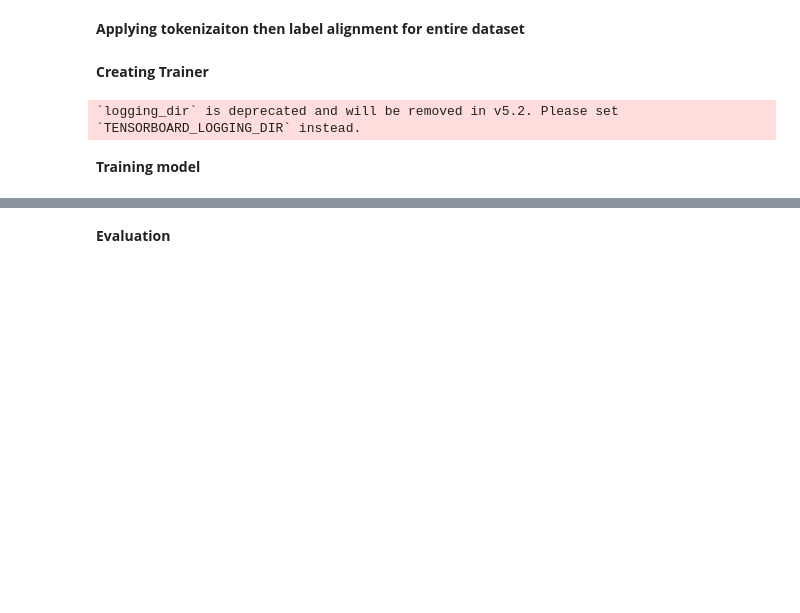
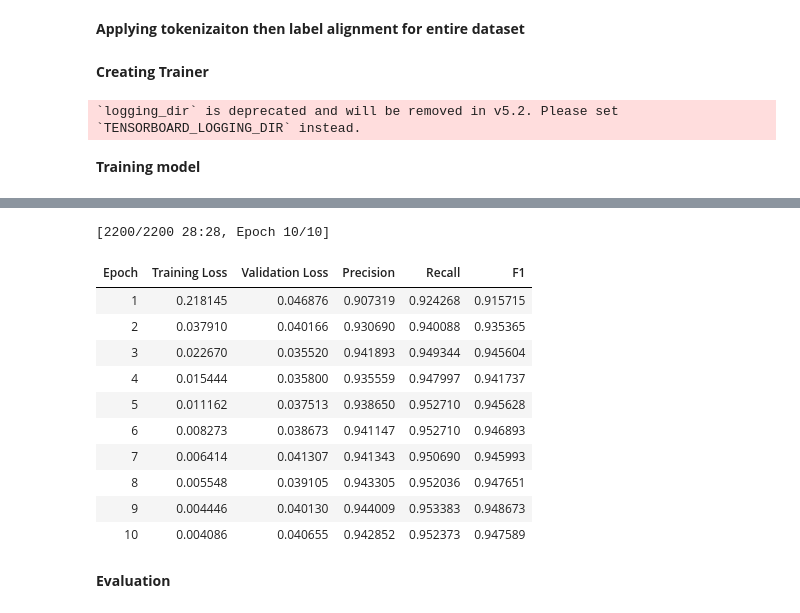
Before and after one commit to jromeo3415/BERT-adapt-to-NER, a Jupyter notebook: ADL_final_project.ipynb, the cells around one changed output, grey strips where cells are left out. Drawn from its saved outputs; the diff is of its cells as text; code cells hidden in the pictures; blank space fills up the shorter version.

```diff
--- a/ADL_final_project.ipynb
+++ b/ADL_final_project.ipynb
@@ -160,0 +118,60 @@ TrainOutput(global_step=660, training_loss=0.09603301973053903, metrics={'train_
+# %%
+from transformers import BertForTokenClassification, DataCollatorForTokenClassification
+import torch
+
+data_collator = DataCollatorForTokenClassification(tokenizer)
+
+model = BertForTokenClassification.from_pretrained(
+    "bert-base-cased",
+    num_labels=len(id_to_label)
+)
+
+#ensuring tensors are all on same device
+device = torch.device("cuda" if torch.cuda.is_available() else "cpu")
+model.to(device)
+
+#defining metrics for evaluation
+from seqeval.metrics import classification_report, f1_score, precision_score, recall_score
+
+label_to_id = {'O': 0, 'B-PER': 1, 'I-PER': 2, 'B-ORG': 3, 'I-ORG': 4, 'B-LOC': 5, 'I-LOC': 6, 'B-MISC': 7, 'I-MISC': 8}
+id_to_label = {v: k for k, v in label_to_id.items()}
+
+def compute_metrics(p):
+
+    predictions, labels = p
+    predictions = predictions.argmax(axis=-1)
+
+    true_labels = []
+    true_preds = []
+
+    for pred, lab in zip(predictions, labels):
+
+        curr_preds = []
+        curr_labels = []
+
+        for p_, l_ in zip(pred, lab):
+            if l_ != -100:
+                curr_preds.append(id_to_label[p_])
+                curr_labels.append(id_to_label[l_])
+
+        true_preds.append(curr_preds)
+        true_labels.append(curr_labels)
+
+    return {
+        "precision": precision_score(true_labels, true_preds),
+        "recall": recall_score(true_labels, true_preds),
+        "f1": f1_score(true_labels, true_preds)
+    }
+
+trainer = Trainer(
+    model=model,
+    args=training_args,
+    train_dataset=dataset["train"],
+    eval_dataset=dataset["validation"],
+    data_collator=data_collator,
+    compute_metrics=compute_metrics
+)
+
+trainer.train()
+logs = trainer.state.log_history
+# %% [output]
@@ -161,2 +196,14 @@ TrainOutput(global_step=660, training_loss=0.09603301973053903, metrics={'train_
+[2200/2200 28:28, Epoch 10/10]
+| Epoch | Training Loss | Validation Loss | Precision | Recall | F1 |
+| 1 | 0.218145 | 0.046876 | 0.907319 | 0.924268 | 0.915715 |
+| 2 | 0.037910 | 0.040166 | 0.930690 | 0.940088 | 0.935365 |
+| 3 | 0.022670 | 0.035520 | 0.941893 | 0.949344 | 0.945604 |
+| 4 | 0.015444 | 0.035800 | 0.935559 | 0.947997 | 0.941737 |
+| 5 | 0.011162 | 0.037513 | 0.938650 | 0.952710 | 0.945628 |
+| 6 | 0.008273 | 0.038673 | 0.941147 | 0.952710 | 0.946893 |
+| 7 | 0.006414 | 0.041307 | 0.941343 | 0.950690 | 0.945993 |
+| 8 | 0.005548 | 0.039105 | 0.943305 | 0.952036 | 0.947651 |
+| 9 | 0.004446 | 0.040130 | 0.944009 | 0.953383 | 0.948673 |
+| 10 | 0.004086 | 0.040655 | 0.942852 | 0.952373 | 0.947589 |
 # %% [markdown]
 **Evaluation**
```
Also changed, not shown: parts of 7 cells of this notebook.
